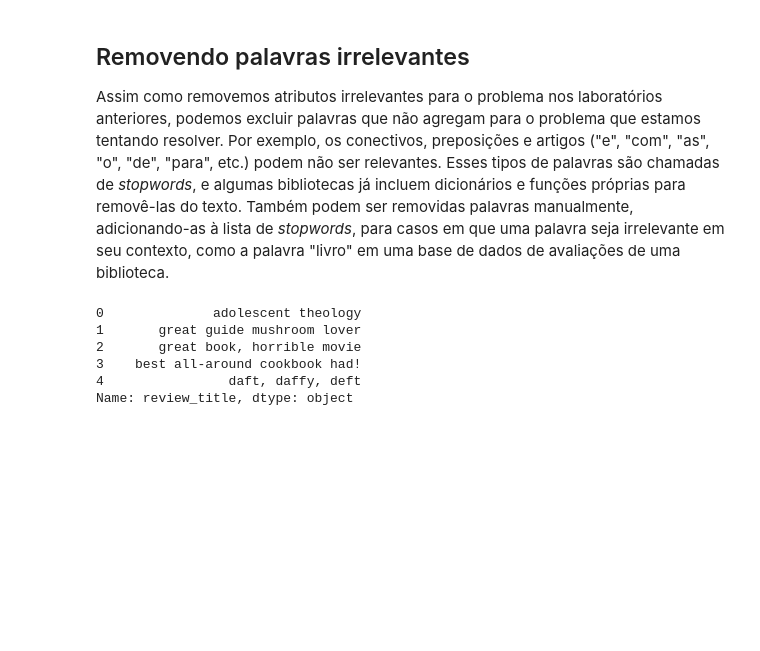
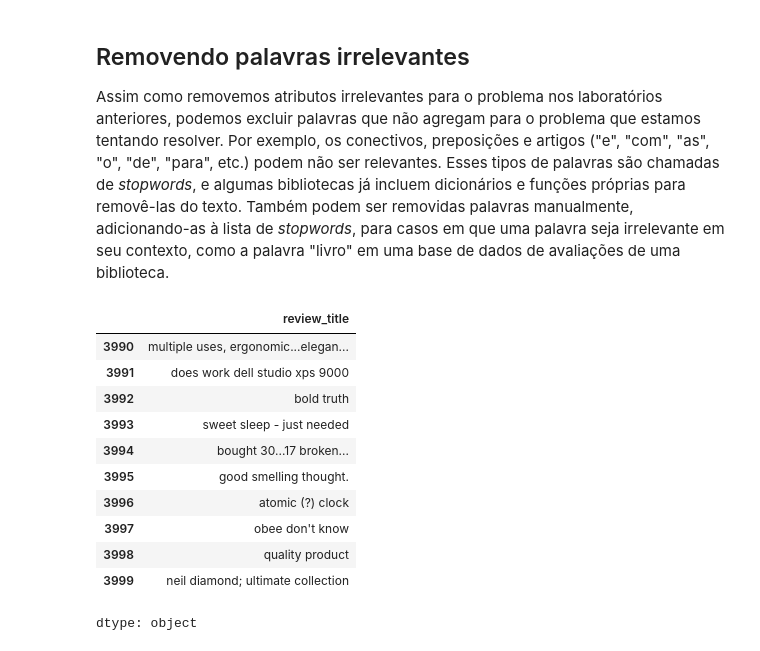
Before and after one commit to henriquemargotte/Aprendizado-de-Maquina-2025-2, a Jupyter notebook: Lab4/lab4.ipynb, the cells around one changed output. Drawn from its saved outputs; the diff is of its cells as text; code cells hidden in the pictures; blank space fills up the shorter version.

```diff
--- a/Lab4/lab4.ipynb
+++ b/Lab4/lab4.ipynb
@@ -55,12 +65,18 @@ Assim como removemos atributos irrelevantes para o problema nos laboratórios an
 # %%
 # remove stop words
 from sklearn.feature_extraction.text import ENGLISH_STOP_WORDS
 
-df['review_title'].apply(lambda x: ' '.join([word for word in x.split() if word not in ENGLISH_STOP_WORDS])).head()
+df['review_title'].apply(lambda x: ' '.join([word for word in x.split() if word not in ENGLISH_STOP_WORDS])).tail(10)
 # %% [output]
+|  | review_title |
+| 3990 | multiple uses, ergonomic...elegan... |
+| 3991 | does work dell studio xps 9000 |
+| 3992 | bold truth |
+| 3993 | sweet sleep - just needed |
+| 3994 | bought 30...17 broken... |
+| 3995 | good smelling thought. |
+| 3996 | atomic (?) clock |
+| 3997 | obee don't know |
+| 3998 | quality product |
+| 3999 | neil diamond; ultimate collection |
-0              adolescent theology
-1       great guide mushroom lover
-2       great book, horrible movie
-3    best all-around cookbook had!
-4                daft, daffy, deft
-Name: review_title, dtype: object
+dtype: object
```
Also changed, not shown: parts of 12 cells of this notebook.
